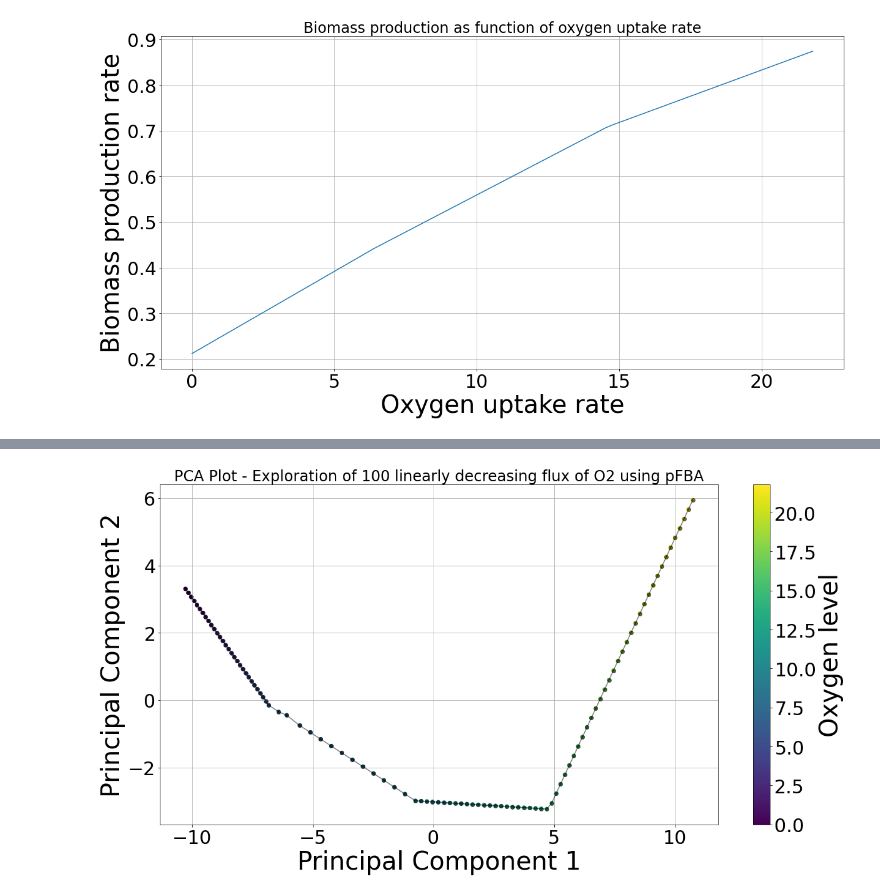
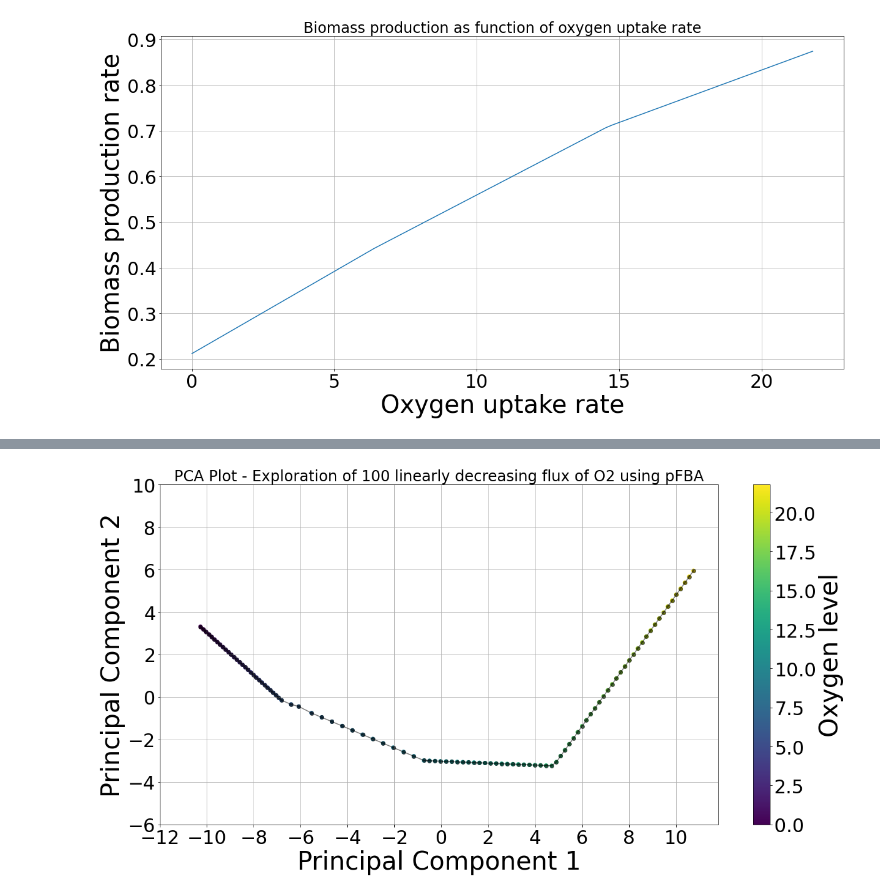
Before and after one commit to jaydeerafael/Metabolic-Trajectory-Inference, a Jupyter notebook: Metabolic_Trajectory.ipynb, the cells around one changed output, grey strips where cells are left out. Cells and saved outputs as stored; diff of their text form; code cells hidden in the pictures.

```diff
--- a/Metabolic_Trajectory.ipynb
+++ b/Metabolic_Trajectory.ipynb
@@ -145,31 +150,37 @@ all_fluxes = []
 
 for flux in oxygen_fluxes:
     model.reactions.EX_o2_e.lower_bound = -flux
     solution = pfba(model)  # pFBA
     if solution:
         all_fluxes.append(solution.fluxes)
     else:
         all_fluxes.append([numpy.nan]*len(model.reactions))
 
 df = pandas.DataFrame(all_fluxes, columns=[r.id for r in model.reactions])
 
 scaler = StandardScaler()
 scaled_df = scaler.fit_transform(df.fillna(0))
 
 pca = PCA(n_components = 2)
 principalComponents = pca.fit_transform(scaled_df)
 principalDf = pandas.DataFrame(data = principalComponents, columns = ['principal component 1', 'principal component 2'])
 
 fig, ax = matplotlib.pyplot.subplots(figsize = (20, 10))
 scatter = ax.scatter(principalDf['principal component 1'], principalDf['principal component 2'],
                      c = oxygen_fluxes, cmap = 'viridis')  # using oxygen_fluxes for color
 
+
 ax.plot(principalDf['principal component 1'], principalDf['principal component 2'], '-o', color='black', alpha=0.5)
+x_ticks = numpy.arange(-12, 12, step=2)
+y_ticks = numpy.arange(-6, 12, step=2)
+ax.set_xticks(x_ticks)
+ax.set_yticks(y_ticks)
+
 ax.set_xlabel('Principal Component 1')
 ax.set_ylabel('Principal Component 2')
 ax.set_title('PCA Plot - Exploration of 100 linearly decreasing flux of O2 using pFBA')
 fig.colorbar(scatter, ax = ax, label = 'Oxygen level')
 ax.grid(True)
 matplotlib.pyplot.show()
 # %% [output]
-[figure, old version]
+[figure, new version]
```
Also changed, not shown: parts of 3 cells of this notebook.
